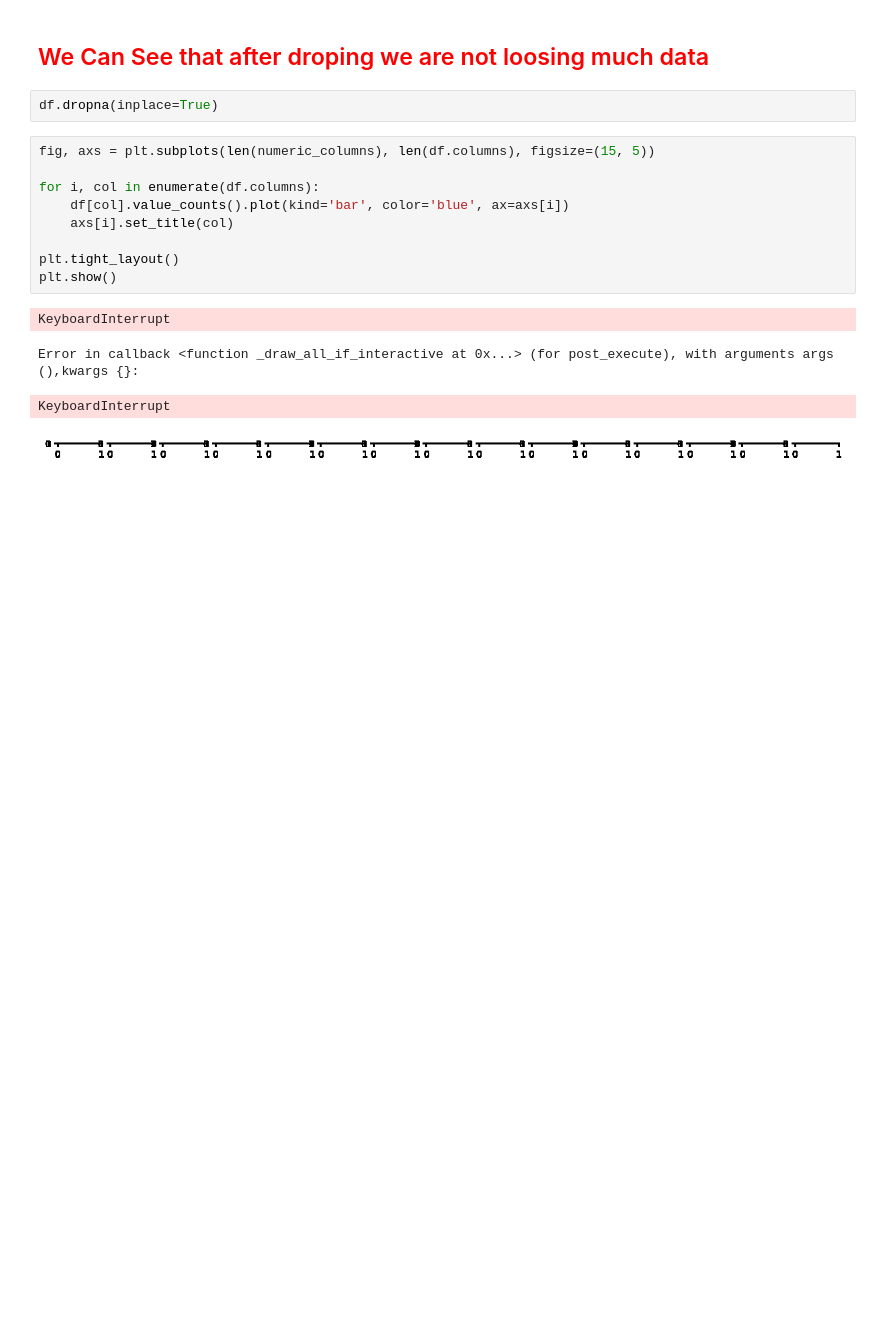
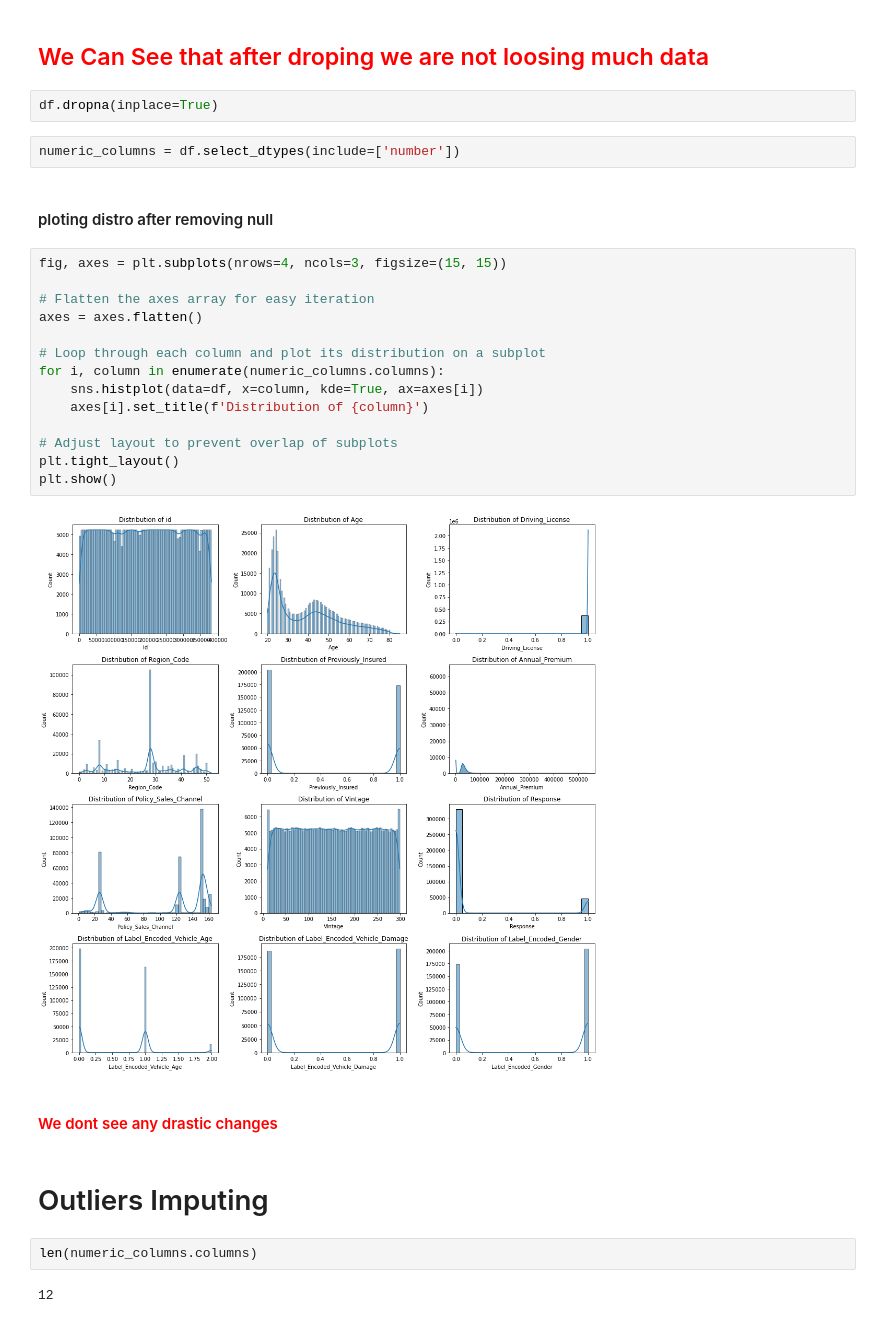
Before and after one commit to harsh-jman/ML-Training, a Jupyter notebook: Day-1_EDA.ipynb, the cells around one changed output. Drawn from its saved outputs; the diff is of its cells as text; blank space fills up the shorter version.

```diff
--- a/Day-1_EDA.ipynb
+++ b/Day-1_EDA.ipynb
@@ -199,17 +201,31 @@ plt.show()
 ## <font color = 'red'> We Can See that after droping we are not loosing much data
 # %%
 df.dropna(inplace=True)
-# %%
-fig, axs = plt.subplots(len(numeric_columns), len(df.columns), figsize=(15, 5))
-
-for i, col in enumerate(df.columns):
-    df[col].value_counts().plot(kind='bar', color='blue', ax=axs[i])
-    axs[i].set_title(col)
-
-plt.tight_layout()
-plt.show()
-# %% [output]
-KeyboardInterrupt
-Error in callback <function _draw_all_if_interactive at 0x...> (for post_execute), with arguments args (),kwargs {}:
-KeyboardInterrupt
-[figure, removed]
+# %%
+numeric_columns = df.select_dtypes(include=['number'])
+# %% [markdown]
+#### ploting distro after removing null
+# %%
+fig, axes = plt.subplots(nrows=4, ncols=3, figsize=(15, 15))
+
+# Flatten the axes array for easy iteration
+axes = axes.flatten()
+
+# Loop through each column and plot its distribution on a subplot
+for i, column in enumerate(numeric_columns.columns):
+    sns.histplot(data=df, x=column, kde=True, ax=axes[i])
+    axes[i].set_title(f'Distribution of {column}')
+
+# Adjust layout to prevent overlap of subplots
+plt.tight_layout()
+plt.show()
+# %% [output]
+[figure, added]
+# %% [markdown]
+#### <font color = 'red'> We dont see any drastic changes
+# %% [markdown]
+# Outliers Imputing
+# %%
+len(numeric_columns.columns)
+# %% [output]
+12
```
Also changed, not shown: parts of 14 cells of this notebook.
